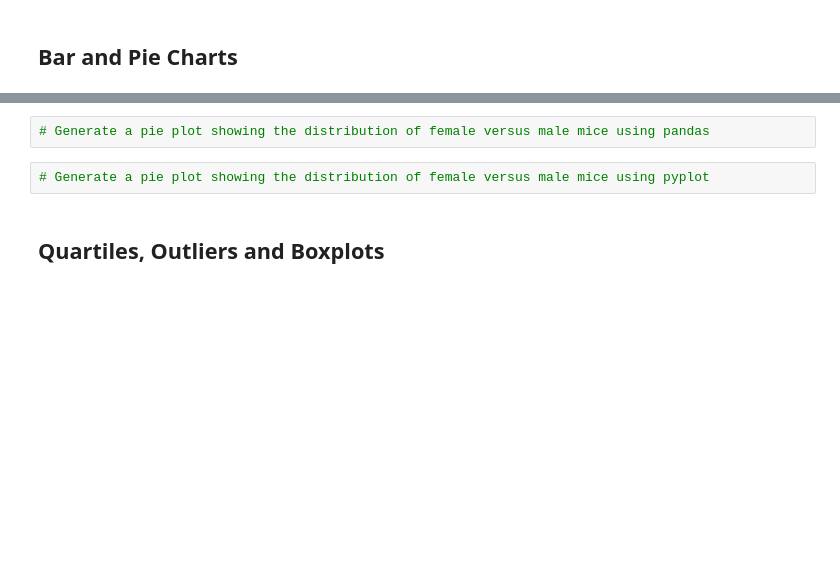
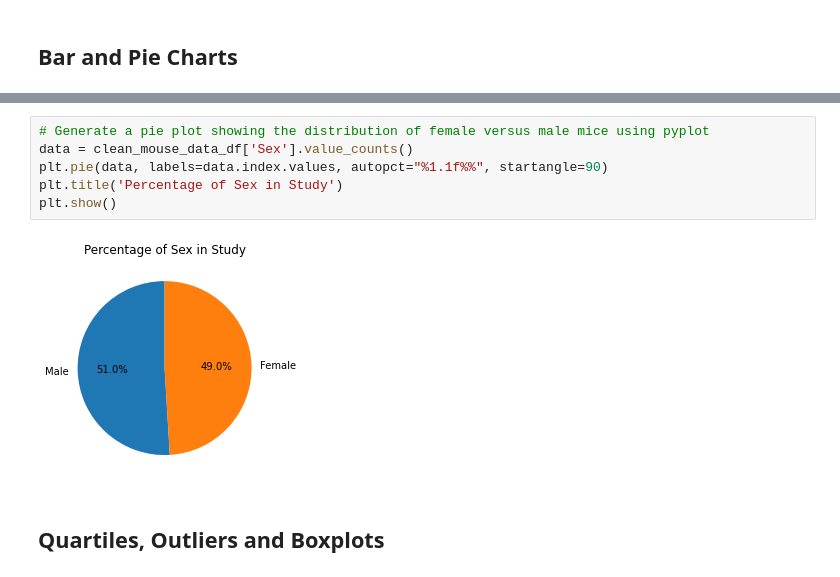
Before and after one commit to nicpie-bit/Mouse-Tumor-Analysis-Matplotlib, a Jupyter notebook: PowerOfPlots/pymaceuticals_starter.ipynb, the cells around one changed output, grey strips where cells are left out. Cells and saved outputs as stored; diff of their text form; blank space fills up the shorter version.

```diff
--- a/PowerOfPlots/pymaceuticals_starter.ipynb
+++ b/PowerOfPlots/pymaceuticals_starter.ipynb
@@ -168,7 +181,11 @@ Text(0, 0.5, 'Number of Mice')
 # %%
-# Generate a pie plot showing the distribution of female versus male mice using pandas
+# Generate a pie plot showing the distribution of female versus male mice using pyplot
+data = clean_mouse_data_df['Sex'].value_counts()
+plt.pie(data, labels=data.index.values, autopct="%1.1f%%", startangle=90)
+plt.title('Percentage of Sex in Study')
+plt.show()
+# %% [output]
+[figure, added]
-# %%
-# Generate a pie plot showing the distribution of female versus male mice using pyplot
 # %% [markdown]
 ## Quartiles, Outliers and Boxplots
 # %%
```
Also changed, not shown: parts of 4 cells of this notebook.
